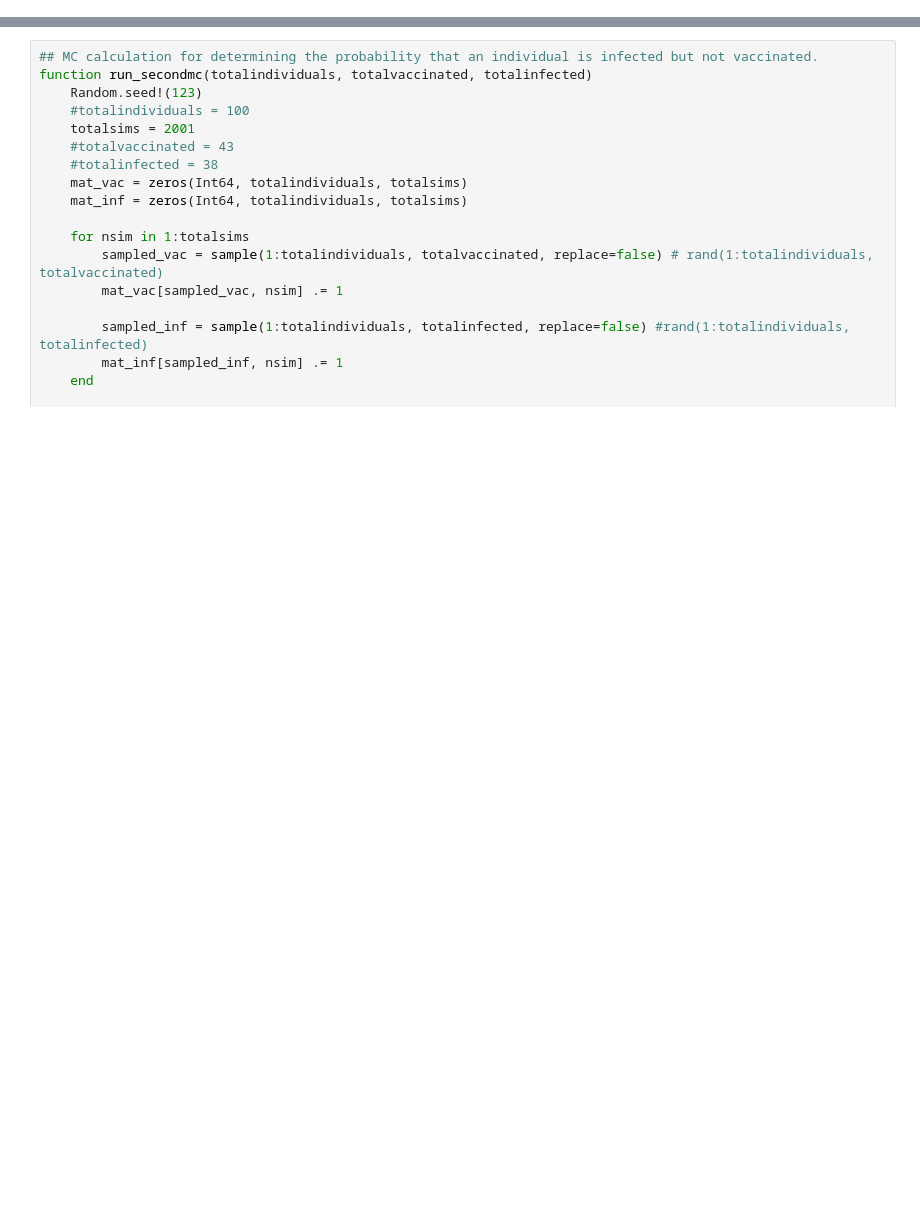
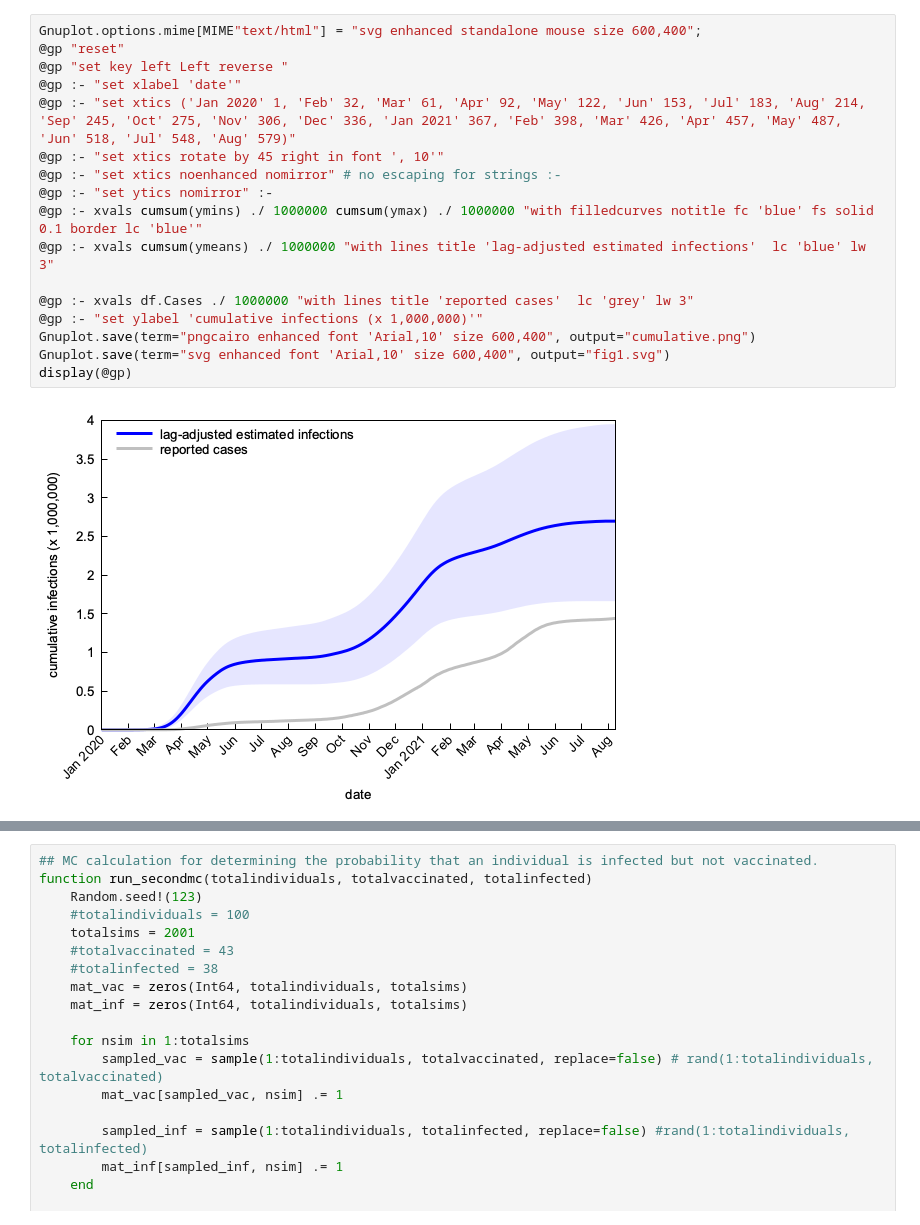
Before and after one commit to affans/c19popimmunity, a Jupyter notebook: population_immunity.ipynb, the cells around one changed output, grey strips where cells are left out. Drawn from its saved outputs; the diff is of its cells as text; blank space fills up the shorter version.

```diff
--- a/population_immunity.ipynb
+++ b/population_immunity.ipynb
@@ -239,0 +284,19 @@ cumulative infections: 9.148442115502279e7 (7.83502235256626e7 - 1.0581387602027
+# %%
+Gnuplot.options.mime[MIME"text/html"] = "svg enhanced standalone mouse size 600,400";
+@gp "reset"
+@gp "set key left Left reverse "
+@gp :- "set xlabel 'date'"
+@gp :- "set xtics ('Jan 2020' 1, 'Feb' 32, 'Mar' 61, 'Apr' 92, 'May' 122, 'Jun' 153, 'Jul' 183, 'Aug' 214, 'Sep' 245, 'Oct' 275, 'Nov' 306, 'Dec' 336, 'Jan 2021' 367, 'Feb' 398, 'Mar' 426, 'Apr' 457, 'May' 487, 'Jun' 518, 'Jul' 548, 'Aug' 579)"
+@gp :- "set xtics rotate by 45 right in font ', 10'"
+@gp :- "set xtics noenhanced nomirror" # no escaping for strings :-
+@gp :- "set ytics nomirror" :-
+@gp :- xvals cumsum(ymins) ./ 1000000 cumsum(ymax) ./ 1000000 "with filledcurves notitle fc 'blue' fs solid 0.1 border lc 'blue'"
+@gp :- xvals cumsum(ymeans) ./ 1000000 "with lines title 'lag-adjusted estimated infections'  lc 'blue' lw 3"
+
+@gp :- xvals df.Cases ./ 1000000 "with lines title 'reported cases'  lc 'grey' lw 3"
+@gp :- "set ylabel 'cumulative infections (x 1,000,000)'"
+Gnuplot.save(term="pngcairo enhanced font 'Arial,10' size 600,400", output="cumulative.png")
+Gnuplot.save(term="svg enhanced font 'Arial,10' size 600,400", output="fig1.svg")
+display(@gp)
+# %% [output]
+[figure, added]
```
Also changed, not shown: parts of 11 cells of this notebook.
